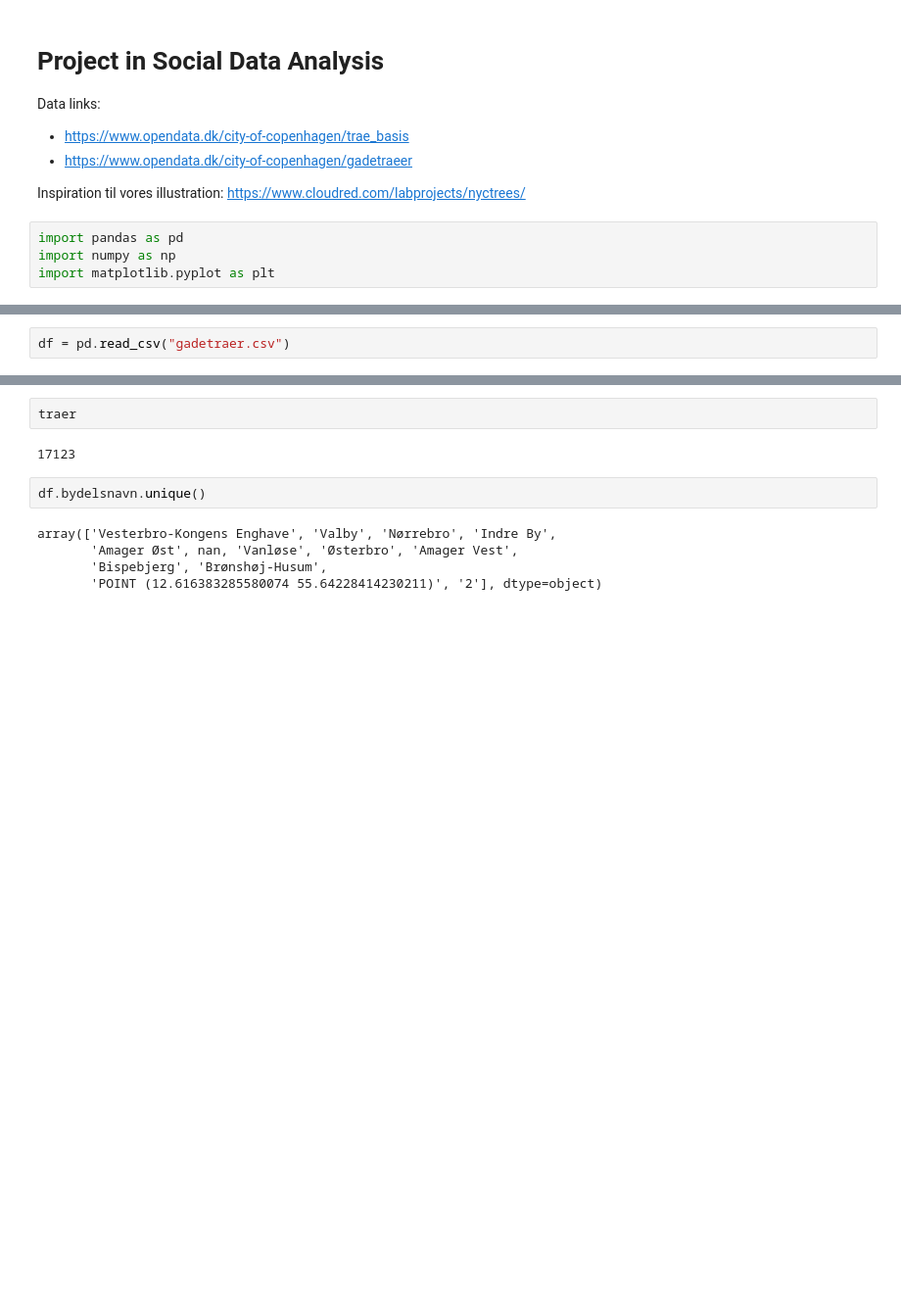
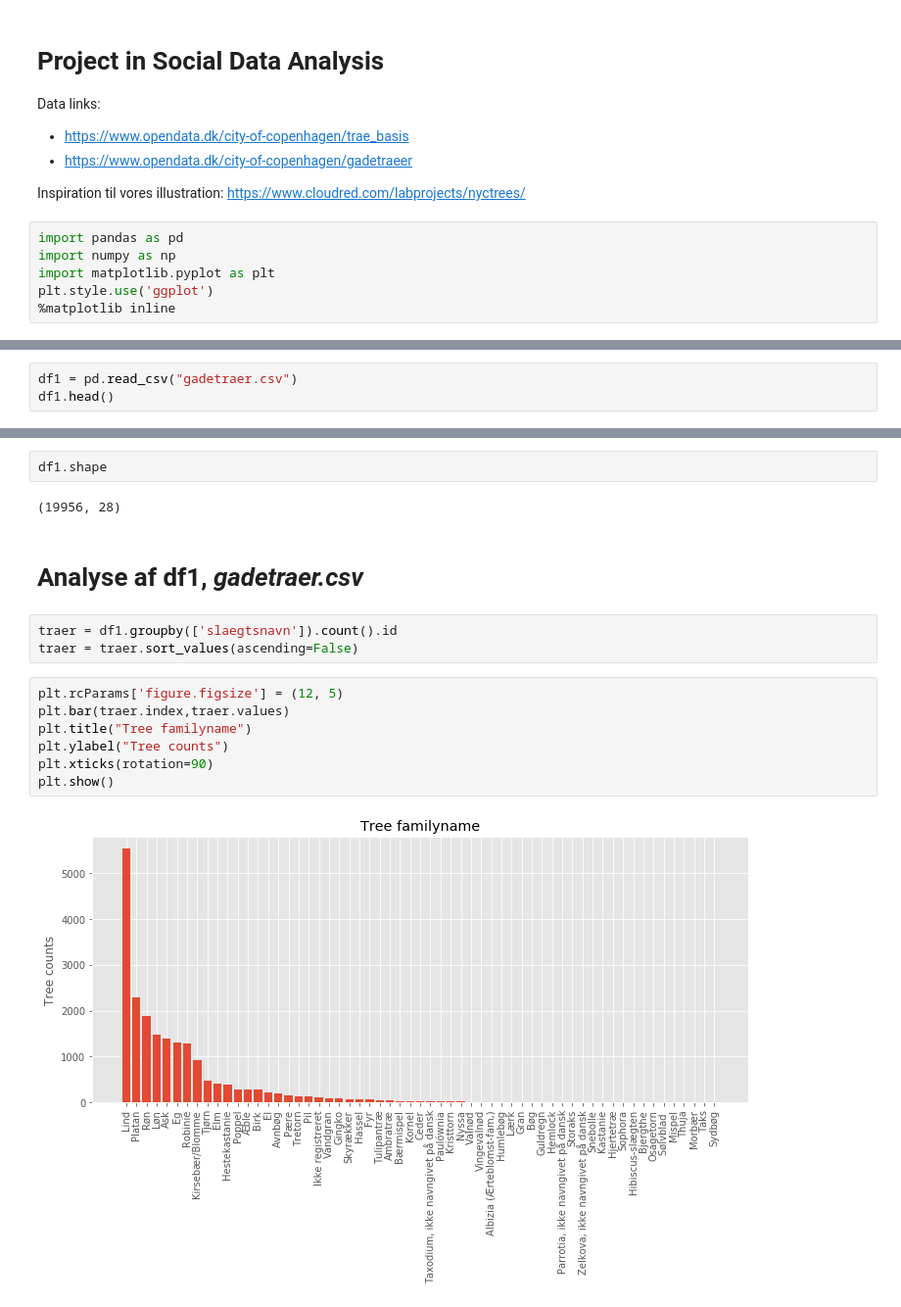
Before and after one commit to KristianBreddam/02806, a Jupyter notebook: Final_Project/SDC-project_Andreas.ipynb, the cells around one changed output, grey strips where cells are left out. Shown at 98% size. Drawn from its saved outputs; the diff is of its cells as text; blank space fills up the shorter version.

```diff
--- a/Final_Project/SDC-project_Andreas.ipynb
+++ b/Final_Project/SDC-project_Andreas.ipynb
@@ -11,3 +11,5 @@ https://www.cloudred.com/labprojects/nyctrees/
 import pandas as pd
 import numpy as np
 import matplotlib.pyplot as plt
+plt.style.use('ggplot')
+%matplotlib inline
@@ -14,2 +22,3 @@ import matplotlib.pyplot as plt
 # %%
-df = pd.read_csv("gadetraer.csv")
+df1 = pd.read_csv("gadetraer.csv")
+df1.head()
@@ -30,11 +33,18 @@ traer = df.slaegtsnavn.count()
-# %%
-traer
-# %% [output]
-17123
-# %%
-df.bydelsnavn.unique()
-# %% [output]
-array(['Vesterbro-Kongens Enghave', 'Valby', 'Nørrebro', 'Indre By',
-       'Amager Øst', nan, 'Vanløse', 'Østerbro', 'Amager Vest',
-       'Bispebjerg', 'Brønshøj-Husum',
-       'POINT (12.616383285580074 55.64228414230211)', '2'], dtype=object)
+# %%
+df1.shape
+# %% [output]
+(19956, 28)
+# %% [markdown]
+# Analyse af df1, *gadetraer.csv*
+# %%
+traer = df1.groupby(['slaegtsnavn']).count().id
+traer = traer.sort_values(ascending=False)
+# %%
+plt.rcParams['figure.figsize'] = (12, 5)
+plt.bar(traer.index,traer.values)
+plt.title("Tree familyname")
+plt.ylabel("Tree counts")
+plt.xticks(rotation=90)
+plt.show()
+# %% [output]
+[figure, added]
```
Also changed, not shown: parts of 32 cells of this notebook.
